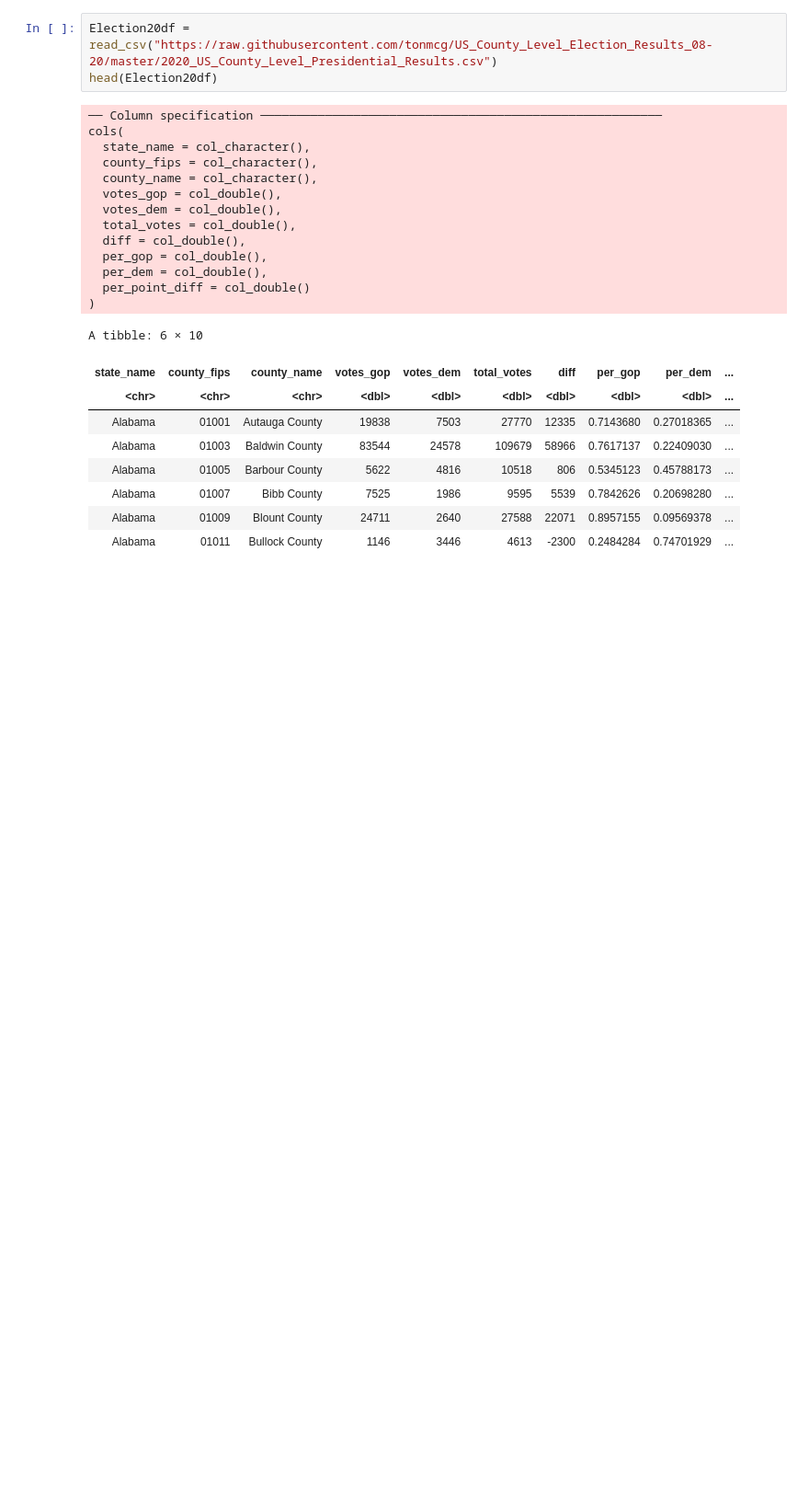
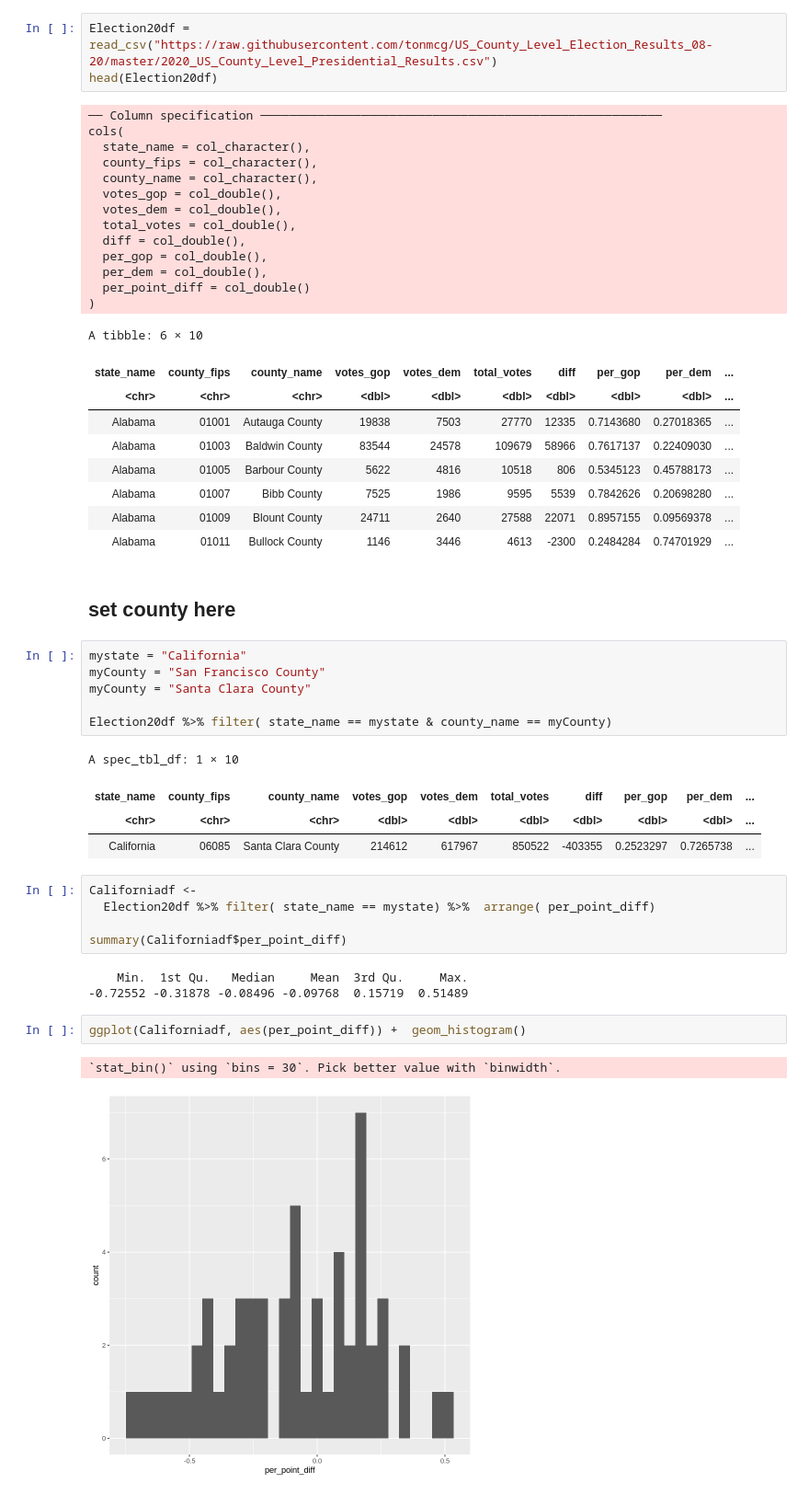
Before and after one commit to hongqin/Use-R-in-CoLab, a Jupyter notebook: R_covid19_sandbox.ipynb, the cells around one changed output. Shown at 92% size. Cells and saved outputs as stored; diff of their text form; blank space fills up the shorter version.

Commit message:
CA election 2020 results

```diff
--- a/R_covid19_sandbox.ipynb
+++ b/R_covid19_sandbox.ipynb
@@ -1683,3 +1683,29 @@ A tibble: 6 × 10
 | Alabama | 01007 | Bibb County | 7525 | 1986 | 9595 | 5539 | 0.7842626 | 0.20698280 | ... |
 | Alabama | 01009 | Blount County | 24711 | 2640 | 27588 | 22071 | 0.8957155 | 0.09569378 | ... |
 | Alabama | 01011 | Bullock County | 1146 | 3446 | 4613 | -2300 | 0.2484284 | 0.74701929 | ... |
+# %% [markdown]
+## set county here
+# %%
+mystate = "California"
+myCounty = "San Francisco County"
+myCounty = "Santa Clara County"
+
+Election20df %>% filter( state_name == mystate & county_name == myCounty)
+# %% [output]
+A spec_tbl_df: 1 × 10
+| state_name | county_fips | county_name | votes_gop | votes_dem | total_votes | diff | per_gop | per_dem | ... |
+| <chr> | <chr> | <chr> | <dbl> | <dbl> | <dbl> | <dbl> | <dbl> | <dbl> | ... |
+| California | 06085 | Santa Clara County | 214612 | 617967 | 850522 | -403355 | 0.2523297 | 0.7265738 | ... |
+# %%
+Californiadf <-
+  Election20df %>% filter( state_name == mystate) %>%  arrange( per_point_diff)
+
+summary(Californiadf$per_point_diff)
+# %% [output]
+    Min.  1st Qu.   Median     Mean  3rd Qu.     Max.
+-0.72552 -0.31878 -0.08496 -0.09768  0.15719  0.51489
+# %%
+ggplot(Californiadf, aes(per_point_diff)) +  geom_histogram()
+# %% [output]
+`stat_bin()` using `bins = 30`. Pick better value with `binwidth`.
+[figure, added]
```
